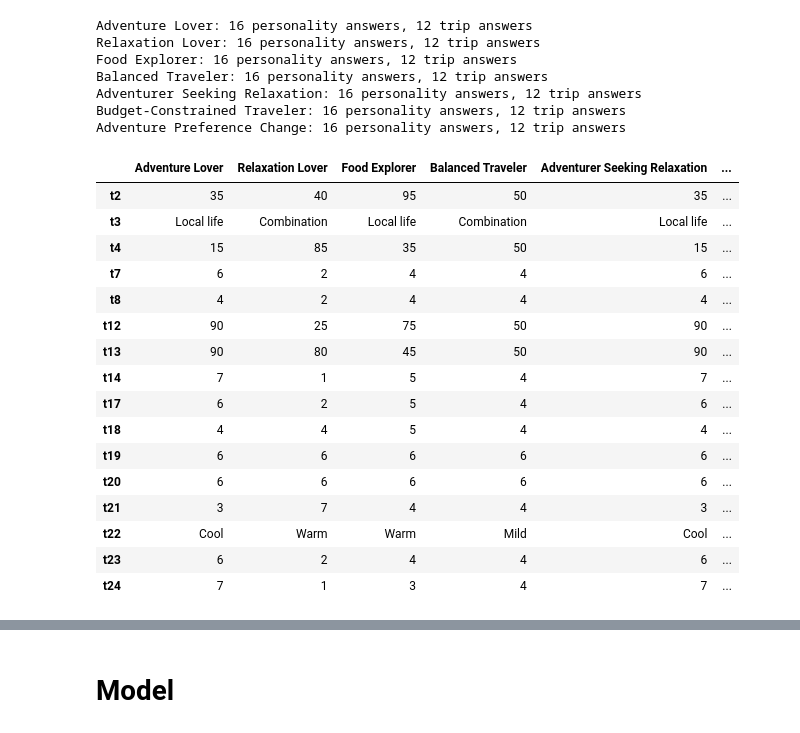
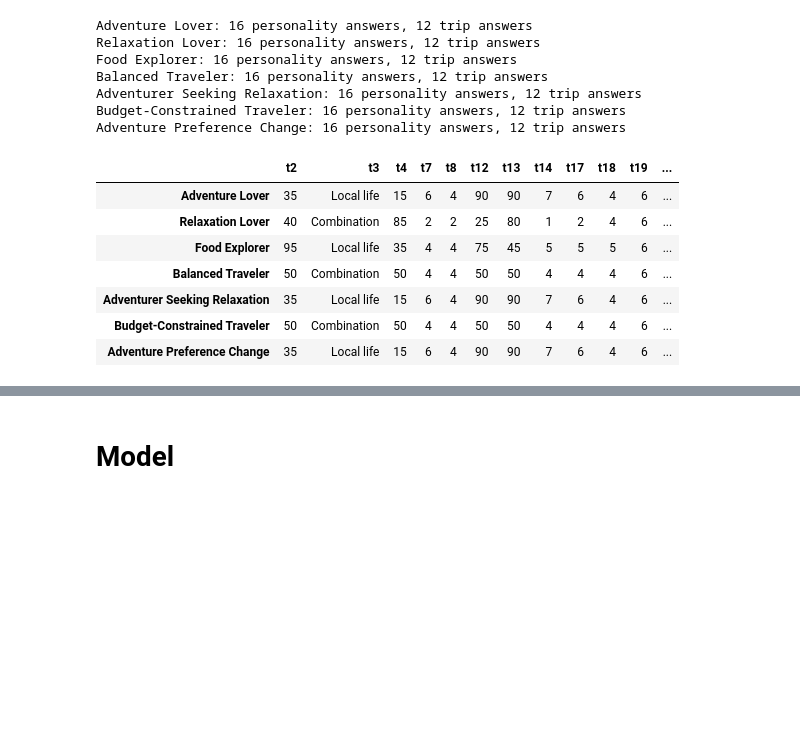
Before and after one commit to IBURTS/Fuzzy_Set_1_Projet, a Jupyter notebook: Sillage_fuzzy_model_evaluation.ipynb, the cells around one changed output, grey strips where cells are left out. Saved outputs shown, nothing was run; the diff lists cells and outputs as text; code cells hidden in the pictures; blank space fills up the shorter version.

Commit message:
removed the .T in tables' display(...)

```diff
--- a/Sillage_fuzzy_model_evaluation.ipynb
+++ b/Sillage_fuzzy_model_evaluation.ipynb
@@ -445,34 +473,25 @@ Adventure Preference Change: 16 personality answers, 12 trip answers
 # %%
 # Display for Personality Test responses
 personality_df = pd.DataFrame.from_dict(
     personality_answers,
     orient="index"
 )
 
-display(personality_df.T)
+display(personality_df)
 
 # Display for Trip Questionnaire responses
 trip_df = pd.DataFrame.from_dict(
     trip_answers,
     orient="index"
 )
 
-display(trip_df.T)
+display(trip_df)
 # %% [output]
-|  | Adventure Lover | Relaxation Lover | Food Explorer | Balanced Traveler | Adventurer Seeking Relaxation | ... |
-| t2 | 35 | 40 | 95 | 50 | 35 | ... |
-| t3 | Local life | Combination | Local life | Combination | Local life | ... |
-| t4 | 15 | 85 | 35 | 50 | 15 | ... |
-| t7 | 6 | 2 | 4 | 4 | 6 | ... |
-| t8 | 4 | 2 | 4 | 4 | 4 | ... |
-| t12 | 90 | 25 | 75 | 50 | 90 | ... |
-| t13 | 90 | 80 | 45 | 50 | 90 | ... |
-| t14 | 7 | 1 | 5 | 4 | 7 | ... |
-| t17 | 6 | 2 | 5 | 4 | 6 | ... |
-| t18 | 4 | 4 | 5 | 4 | 4 | ... |
-| t19 | 6 | 6 | 6 | 6 | 6 | ... |
-| t20 | 6 | 6 | 6 | 6 | 6 | ... |
-| t21 | 3 | 7 | 4 | 4 | 3 | ... |
-| t22 | Cool | Warm | Warm | Mild | Cool | ... |
-| t23 | 6 | 2 | 4 | 4 | 6 | ... |
-| t24 | 7 | 1 | 3 | 4 | 7 | ... |
+|  | t2 | t3 | t4 | t7 | t8 | t12 | t13 | t14 | t17 | t18 | t19 | ... |
+| Adventure Lover | 35 | Local life | 15 | 6 | 4 | 90 | 90 | 7 | 6 | 4 | 6 | ... |
+| Relaxation Lover | 40 | Combination | 85 | 2 | 2 | 25 | 80 | 1 | 2 | 4 | 6 | ... |
+| Food Explorer | 95 | Local life | 35 | 4 | 4 | 75 | 45 | 5 | 5 | 5 | 6 | ... |
+| Balanced Traveler | 50 | Combination | 50 | 4 | 4 | 50 | 50 | 4 | 4 | 4 | 6 | ... |
+| Adventurer Seeking Relaxation | 35 | Local life | 15 | 6 | 4 | 90 | 90 | 7 | 6 | 4 | 6 | ... |
+| Budget-Constrained Traveler | 50 | Combination | 50 | 4 | 4 | 50 | 50 | 4 | 4 | 4 | 6 | ... |
+| Adventure Preference Change | 35 | Local life | 15 | 6 | 4 | 90 | 90 | 7 | 6 | 4 | 6 | ... |
```
Also changed, not shown: parts of 2 cells of this notebook.
